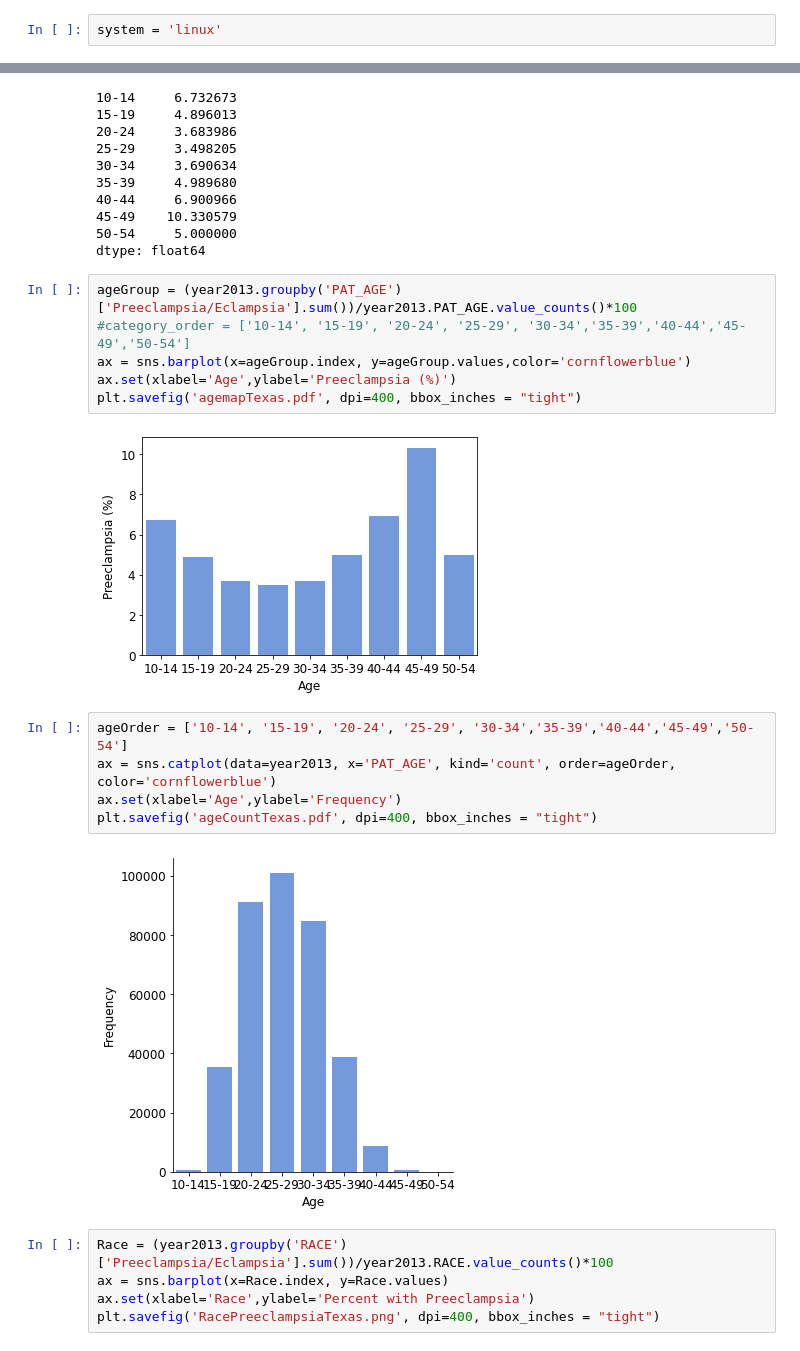
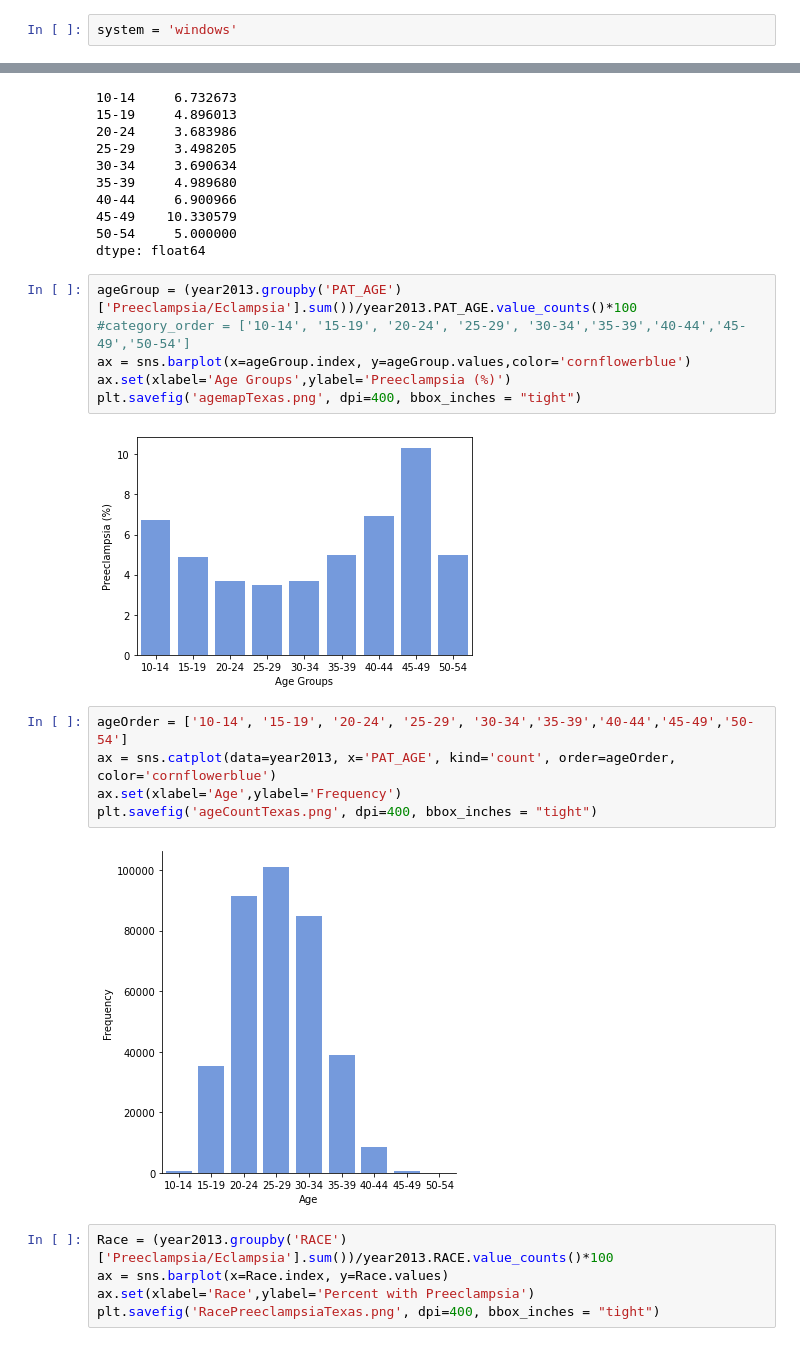
Before and after one commit to rachellb/Bennett_OUDSA5900, a Jupyter notebook: Descriptions/Texas_Descriptions.ipynb, the cells around one changed output, grey strips where cells are left out. Cells and saved outputs as stored; diff of their text form.

```diff
--- a/Descriptions/Texas_Descriptions.ipynb
+++ b/Descriptions/Texas_Descriptions.ipynb
@@ -22,5 +18,5 @@ matplotlib.rc('font', **font)
 # %%
-system = 'linux'
+system = 'windows'
 # %%
 parent = os.path.dirname(os.getcwd())
 
@@ -1022,18 +1017,18 @@ dtype: float64
 # %%
 ageGroup = (year2013.groupby('PAT_AGE')['Preeclampsia/Eclampsia'].sum())/year2013.PAT_AGE.value_counts()*100
 #category_order = ['10-14', '15-19', '20-24', '25-29', '30-34','35-39','40-44','45-49','50-54']
 ax = sns.barplot(x=ageGroup.index, y=ageGroup.values,color='cornflowerblue')
-ax.set(xlabel='Age',ylabel='Preeclampsia (%)')
-plt.savefig('agemapTexas.pdf', dpi=400, bbox_inches = "tight")
+ax.set(xlabel='Age Groups',ylabel='Preeclampsia (%)')
+plt.savefig('agemapTexas.png', dpi=400, bbox_inches = "tight")
 # %% [output]
-[figure, old version]
+[figure, new version]
 # %%
 ageOrder = ['10-14', '15-19', '20-24', '25-29', '30-34','35-39','40-44','45-49','50-54']
 ax = sns.catplot(data=year2013, x='PAT_AGE', kind='count', order=ageOrder, color='cornflowerblue')
 ax.set(xlabel='Age',ylabel='Frequency')
-plt.savefig('ageCountTexas.pdf', dpi=400, bbox_inches = "tight")
+plt.savefig('ageCountTexas.png', dpi=400, bbox_inches = "tight")
 # %% [output]
-[figure, old version]
+[figure, new version]
 # %%
 Race = (year2013.groupby('RACE')['Preeclampsia/Eclampsia'].sum())/year2013.RACE.value_counts()*100
 ax = sns.barplot(x=Race.index, y=Race.values)
```
Also changed, not shown: parts of 6 cells of this notebook, 3 other files.
